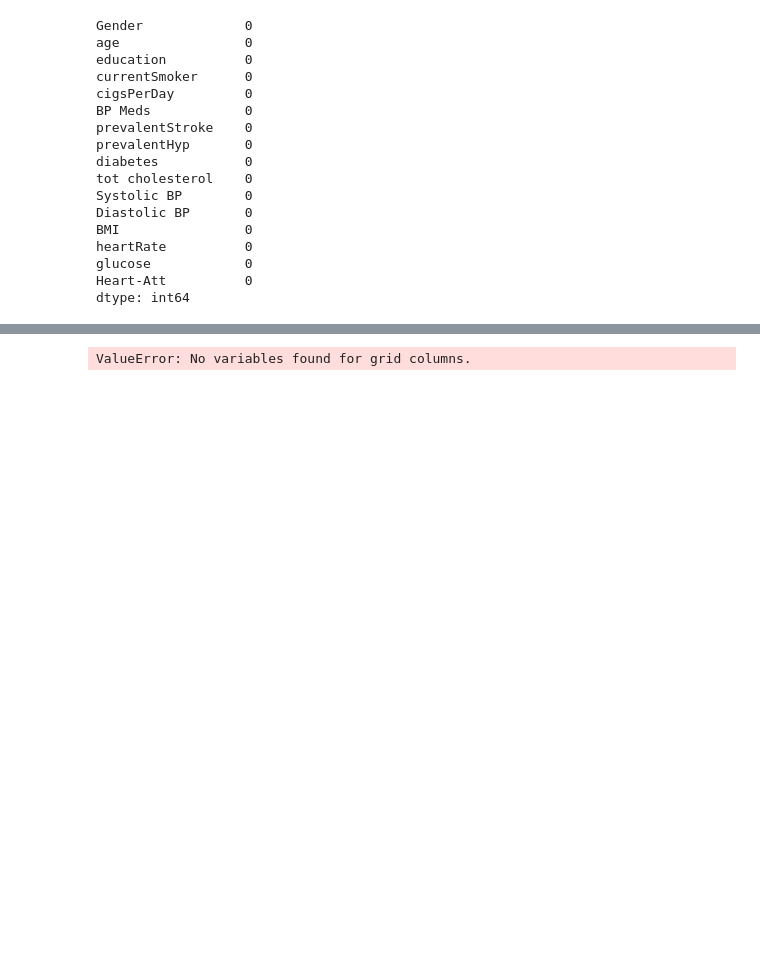
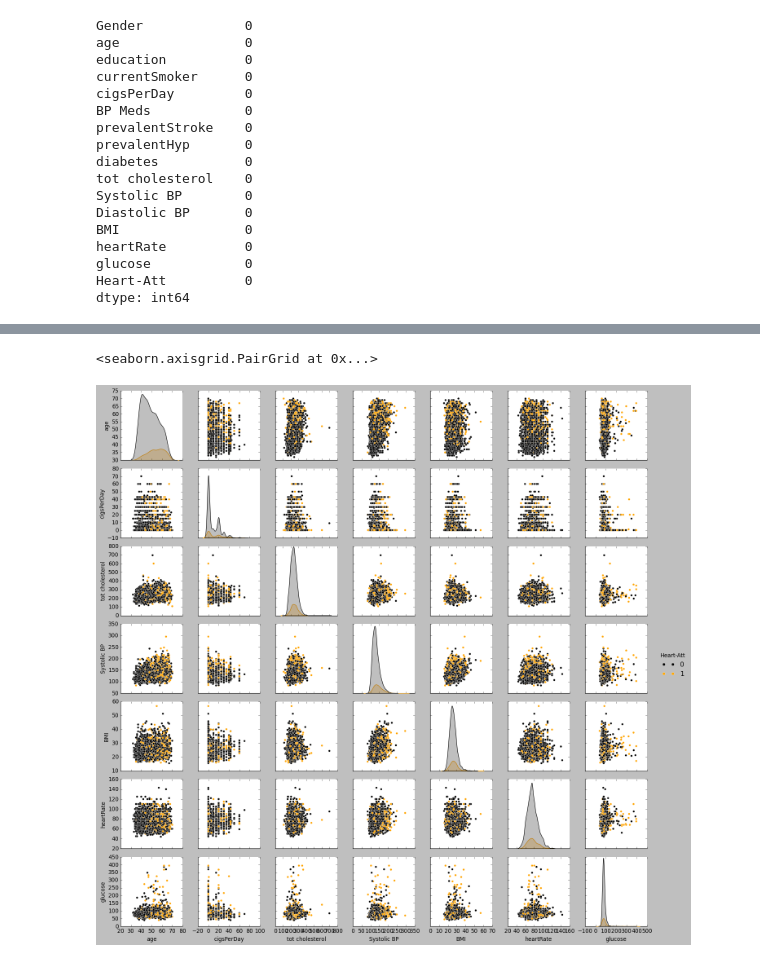
Before and after one commit to HitenDewangan/DataScience-AIML, a Jupyter notebook: Machine Learning/Classification in ML.ipynb, the cells around one changed output, grey strips where cells are left out. Cells and saved outputs as stored; diff of their text form; code cells hidden in the pictures; blank space fills up the shorter version.

```diff
--- a/Machine Learning/Classification in ML.ipynb
+++ b/Machine Learning/Classification in ML.ipynb
@@ -229,0 +259,10 @@ df.head()
+# %%
+# List of columns to convert
+Num = ['age', 'cigsPerDay', 'tot cholesterol', 'Systolic BP', 'BMI', 'heartRate', 'glucose']
+
+# Convert each column in the list to numeric, coercing errors to NaN
+for col in Num:
+    df[col] = pd.to_numeric(df[col], errors='coerce')
+
+# Check the data types after conversion
+print(df.dtypes)
@@ -230,6 +287,7 @@ df.head()
 # %%
-sns.pairplot(df[['age', 'cigsPerDay', 'tot cholesterol', 'Systolic BP', 'BMI', 'heartRate','glucose','Heart-Att']],
-            hue = 'Heart-Att',
-            palette = ['Orange','Black'])
+sns.pairplot(df[['age', 'cigsPerDay', 'tot cholesterol', 'Systolic BP', 'BMI', 'heartRate', 'glucose', 'Heart-Att']],
+             hue='Heart-Att',
+             palette=['Black','Orange'])
 # %% [output]
-ValueError: No variables found for grid columns.
+<seaborn.axisgrid.PairGrid at 0x...>
+[figure, added]
```
Also changed, not shown: parts of 11 cells of this notebook.
